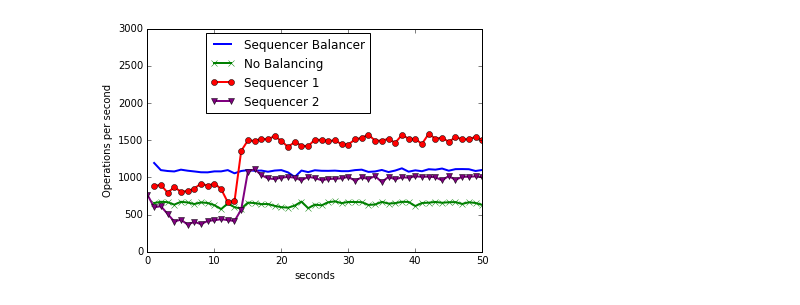
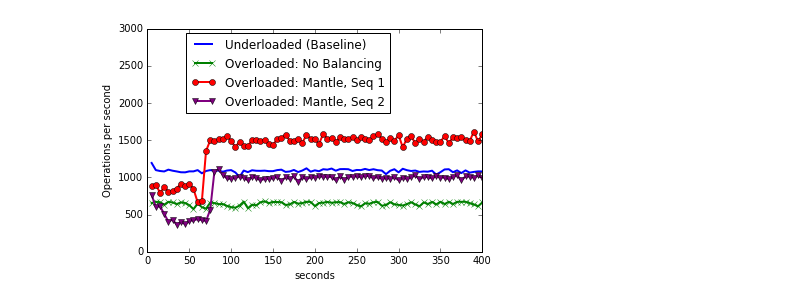
Before and after one commit to michaelsevilla/malacology-popper, a Jupyter notebook: experiments/mds-zlog-seq-migrate-master/results-confusing/visualize.ipynb, the cells around one changed output. Cells and saved outputs as stored; diff of their text form; code cells hidden in the pictures.

Commit message:
mantle: experiments for proxy vs. client balancing mode
Signed-off-by: Michael Sevilla <mikesevilla3@gmail.com>

```diff
--- a/experiments/mds-zlog-seq-migrate-master/results-confusing/visualize.ipynb
+++ b/experiments/mds-zlog-seq-migrate-master/results-confusing/visualize.ipynb
@@ -20,27 +20,27 @@ def sum_throughput(trace):
 # %%
 fig = plt.figure()
 ax = fig.add_subplot(111)
 
 s = sum_throughput(glob.glob("isolated*.csv"))
-ax.plot(range(0, len(s['rate'])), s['rate'],
-        'b-', linewidth=2.0, label="Sequencer Balancer")
+ax.plot(range(0, len(s['rate'])*5, 5), s['rate'],
+        'b-', linewidth=2.0, label="Underloaded (Baseline)")
 
 s = sum_throughput(glob.glob("nobala*.csv"))
-ax.plot(range(0, len(s['rate'])), s['rate'],
-        'g-', marker='x', linewidth=2.0, label="No Balancing")
+ax.plot(range(0, len(s['rate'])*5, 5), s['rate'],
+        'g-', marker='x', linewidth=2.0, label="Overloaded: No Balancing")
 
 s = sum_throughput(glob.glob("mantle-issdm*.csv"))
-ax.plot(range(0, len(s['rate'])), s['rate'],
-        'r-', marker='o', linewidth=2.0, label="Sequencer 1")
+ax.plot(range(0, len(s['rate'])*5, 5), s['rate'],
+        'r-', marker='o', linewidth=2.0, label="Overloaded: Mantle, Seq 1")
 
 s = sum_throughput(glob.glob("mantle-back*.csv"))
-ax.plot(range(-1, len(s['rate']) - 1), s['rate'],
-        '-', color='purple', marker='v', linewidth=2.0, label="Sequencer 2")
+ax.plot(range(0, len(s['rate'])*5, 5), s['rate'],
+        '-', color='purple', marker='v', linewidth=2.0, label="Overloaded: Mantle, Seq 2")
 
 ax.set_xlabel("seconds")
 ax.set_ylabel("Operations per second")
 ax.set_ylim(0, 3000)
-ax.set_xlim(0, 50)
+ax.set_xlim(0, 400)
 lgd = ax.legend(loc='center', bbox_to_anchor=(0.42, 0.8))
 # %% [output]
-[figure, old version]
+[figure, new version]
```
Also changed, not shown: 42 other files.
